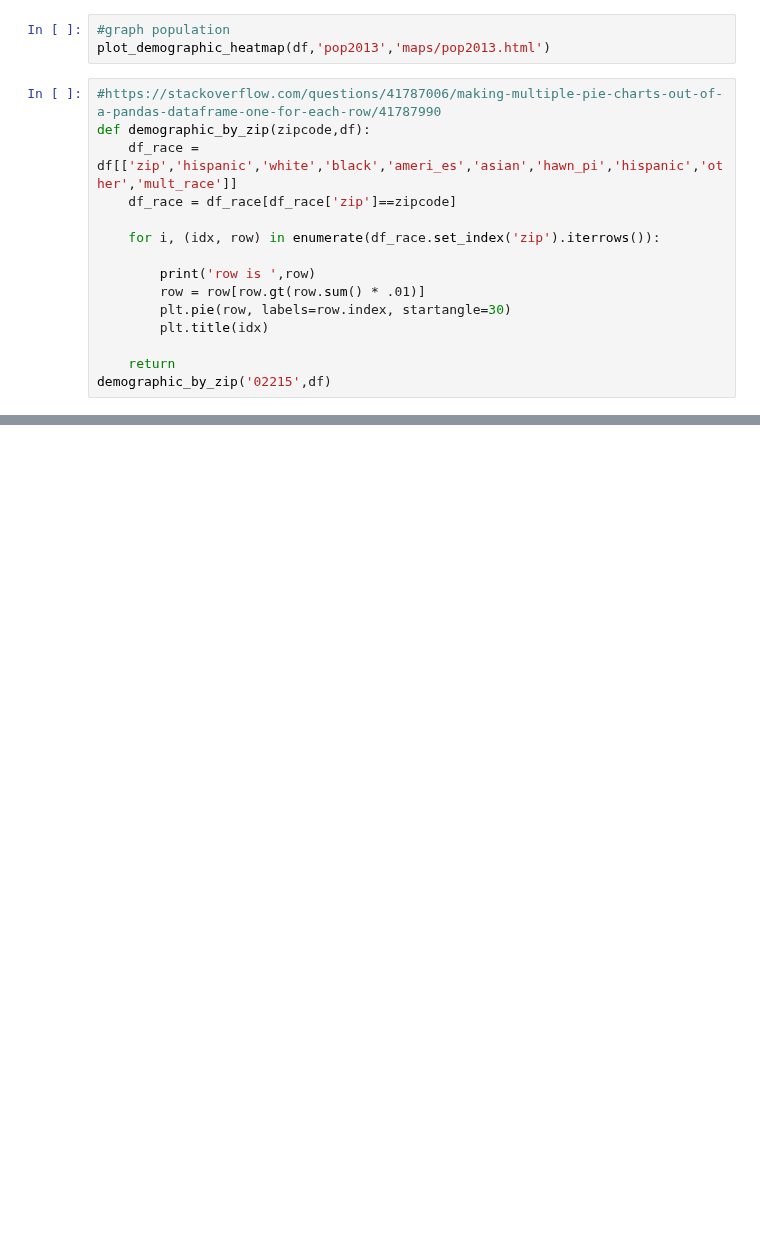
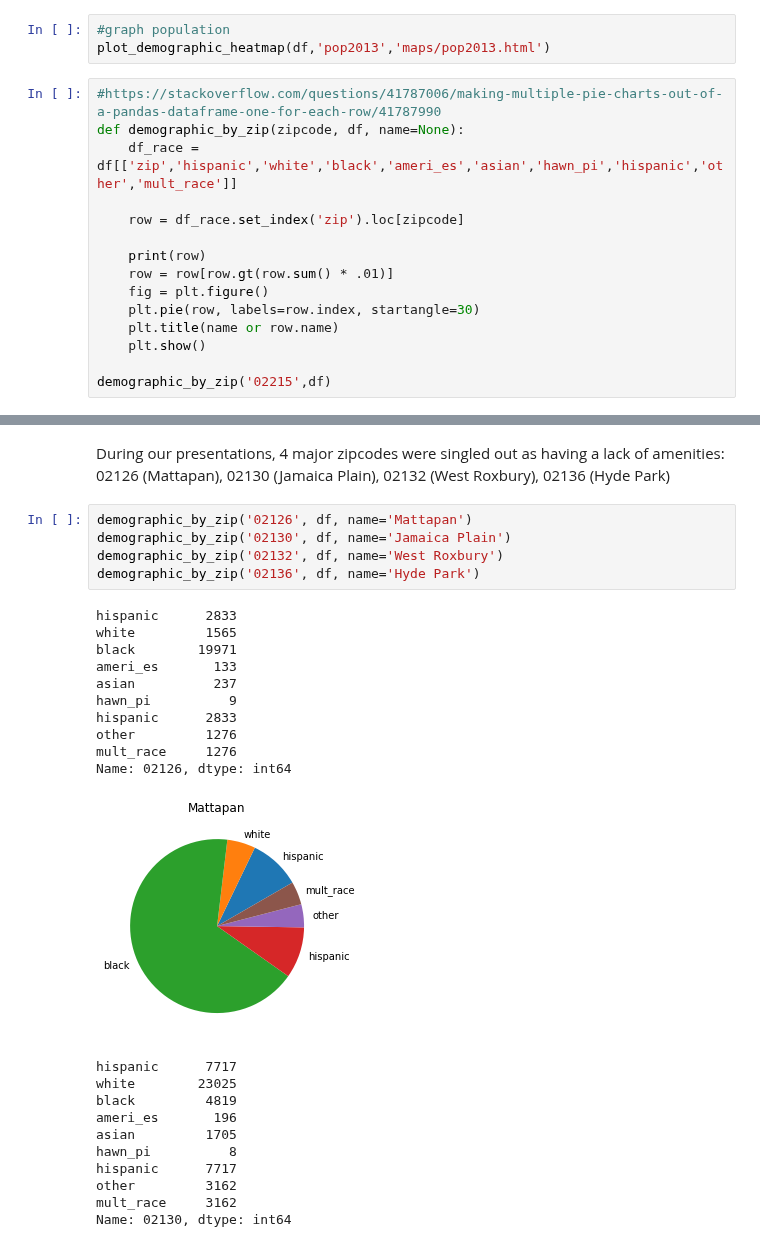
Before and after one commit to BU-Spark/CS506Spring2021Repository, a Jupyter notebook: CityOfBoston_team2/code/demographics/demographic-analysis.ipynb, the cells around one changed output, grey strips where cells are left out. Drawn from its saved outputs; the diff is of its cells as text; blank space fills up the shorter version.

Commit message:
plot pie charts for zip codes of interest

```diff
--- a/CityOfBoston_team2/code/demographics/demographic-analysis.ipynb
+++ b/CityOfBoston_team2/code/demographics/demographic-analysis.ipynb
@@ -111,17 +120,17 @@ plot_demographic_heatmap(df,'mult_race','maps/ethnicity/mult_race.html')
 plot_demographic_heatmap(df,'pop2013','maps/pop2013.html')
 # %%
 #https://stackoverflow.com/questions/41787006/making-multiple-pie-charts-out-of-a-pandas-dataframe-one-for-each-row/41787990
-def demographic_by_zip(zipcode,df):
+def demographic_by_zip(zipcode, df, name=None):
     df_race = df[['zip','hispanic','white','black','ameri_es','asian','hawn_pi','hispanic','other','mult_race']]
-    df_race = df_race[df_race['zip']==zipcode]
 
-    for i, (idx, row) in enumerate(df_race.set_index('zip').iterrows()):
+    row = df_race.set_index('zip').loc[zipcode]
 
-        print('row is ',row)
-        row = row[row.gt(row.sum() * .01)]
-        plt.pie(row, labels=row.index, startangle=30)
-        plt.title(idx)
+    print(row)
+    row = row[row.gt(row.sum() * .01)]
+    fig = plt.figure()
+    plt.pie(row, labels=row.index, startangle=30)
+    plt.title(name or row.name)
+    plt.show()
 
-    return
 demographic_by_zip('02215',df)
 # %% [output]
@@ -136,3 +145,32 @@ other          466
 mult_race      466
 Name: 02215, dtype: int64
 [figure]
+# %% [markdown]
+During our presentations, 4 major zipcodes were singled out as having a lack of amenities: 02126 (Mattapan), 02130 (Jamaica Plain), 02132 (West Roxbury), 02136 (Hyde Park)
+# %%
+demographic_by_zip('02126', df, name='Mattapan')
+demographic_by_zip('02130', df, name='Jamaica Plain')
+demographic_by_zip('02132', df, name='West Roxbury')
+demographic_by_zip('02136', df, name='Hyde Park')
+# %% [output]
+hispanic      2833
+white         1565
+black        19971
+ameri_es       133
+asian          237
+hawn_pi          9
+hispanic      2833
+other         1276
+mult_race     1276
+Name: 02126, dtype: int64
+[figure, added]
+hispanic      7717
+white        23025
+black         4819
+ameri_es       196
+asian         1705
+hawn_pi          8
+hispanic      7717
+other         3162
+mult_race     3162
+Name: 02130, dtype: int64
```
Also changed, not shown: parts of 5 cells of this notebook.
